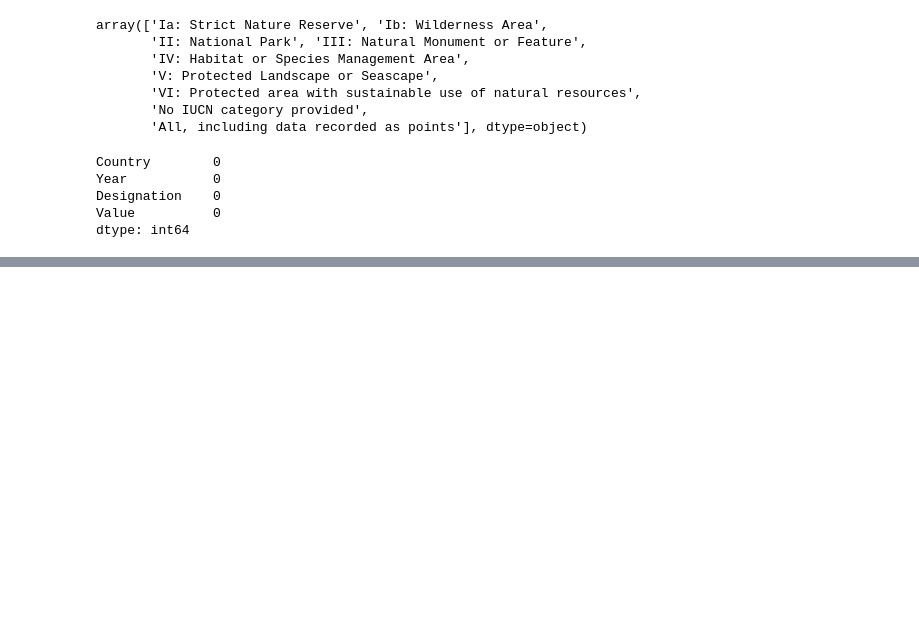
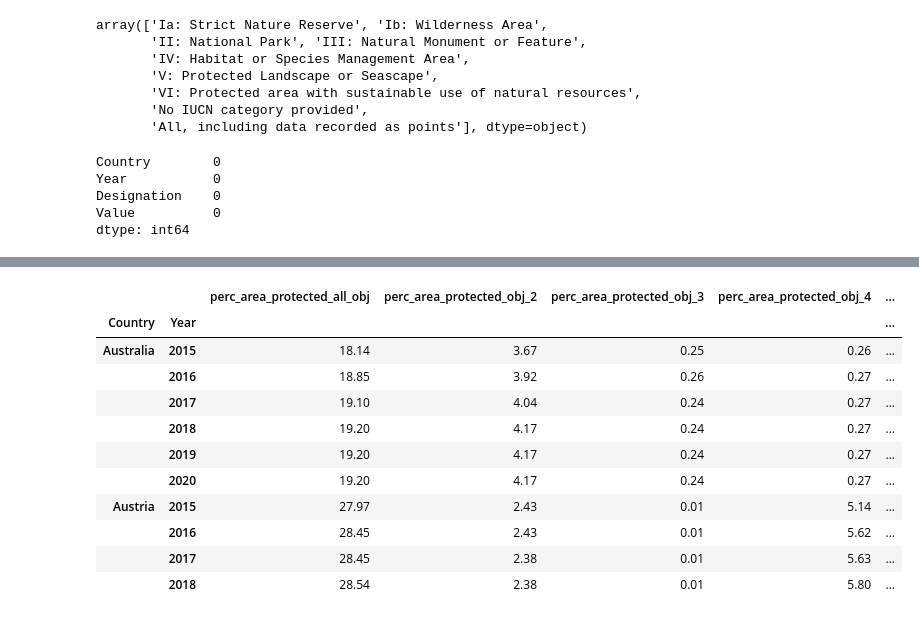
Before and after one commit to MarkusKiesel93/DOPPThreatenedSpecies, a Jupyter notebook: protected_areas.ipynb, the cells around one changed output, grey strips where cells are left out. Saved outputs shown, nothing was run; the diff lists cells and outputs as text; code cells hidden in the pictures; blank space fills up the shorter version.

```diff
--- a/protected_areas.ipynb
+++ b/protected_areas.ipynb
@@ -151,0 +164,15 @@ df = df.rename({
+# %%
+protected_area.head(10)
+# %% [output]
+|  |  | perc_area_protected_all_obj | perc_area_protected_obj_2 | perc_area_protected_obj_3 | perc_area_protected_obj_4 | ... |
+| Country | Year |  |  |  |  | ... |
+| Australia | 2015 | 18.14 | 3.67 | 0.25 | 0.26 | ... |
+|  | 2016 | 18.85 | 3.92 | 0.26 | 0.27 | ... |
+|  | 2017 | 19.10 | 4.04 | 0.24 | 0.27 | ... |
+|  | 2018 | 19.20 | 4.17 | 0.24 | 0.27 | ... |
+|  | 2019 | 19.20 | 4.17 | 0.24 | 0.27 | ... |
+|  | 2020 | 19.20 | 4.17 | 0.24 | 0.27 | ... |
+| Austria | 2015 | 27.97 | 2.43 | 0.01 | 5.14 | ... |
+|  | 2016 | 28.45 | 2.43 | 0.01 | 5.62 | ... |
+|  | 2017 | 28.45 | 2.38 | 0.01 | 5.63 | ... |
+|  | 2018 | 28.54 | 2.38 | 0.01 | 5.80 | ... |
```
Also changed, not shown: parts of 10 cells of this notebook.
